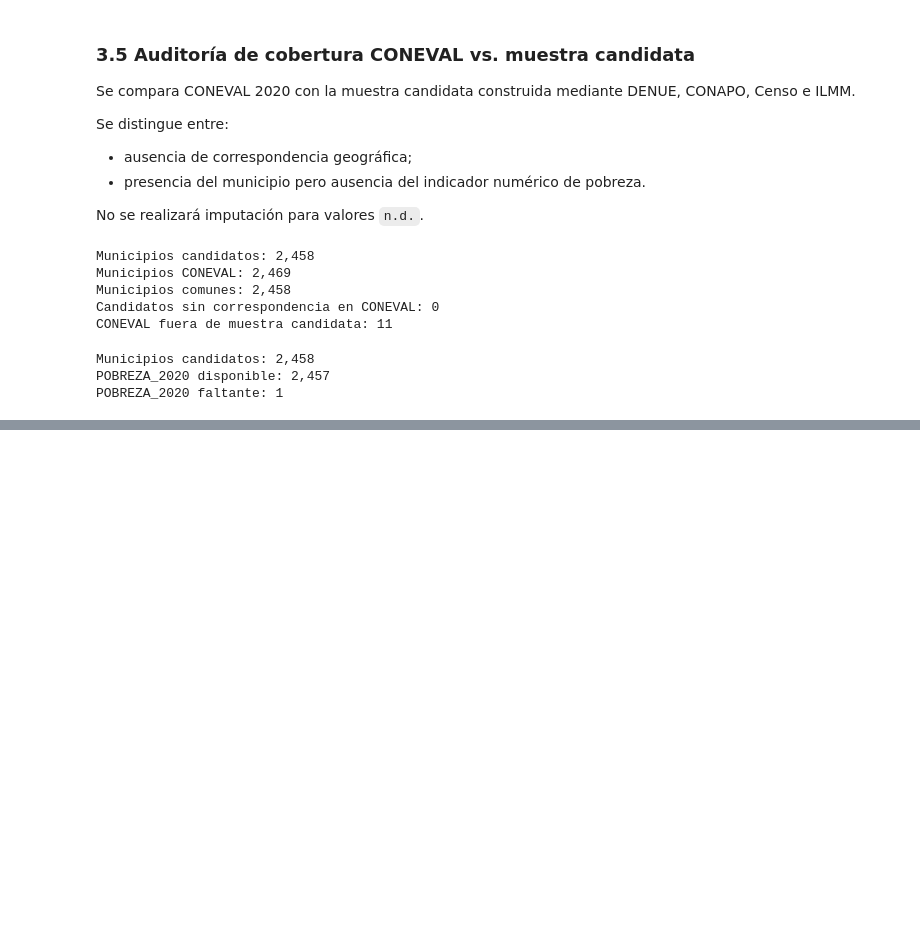
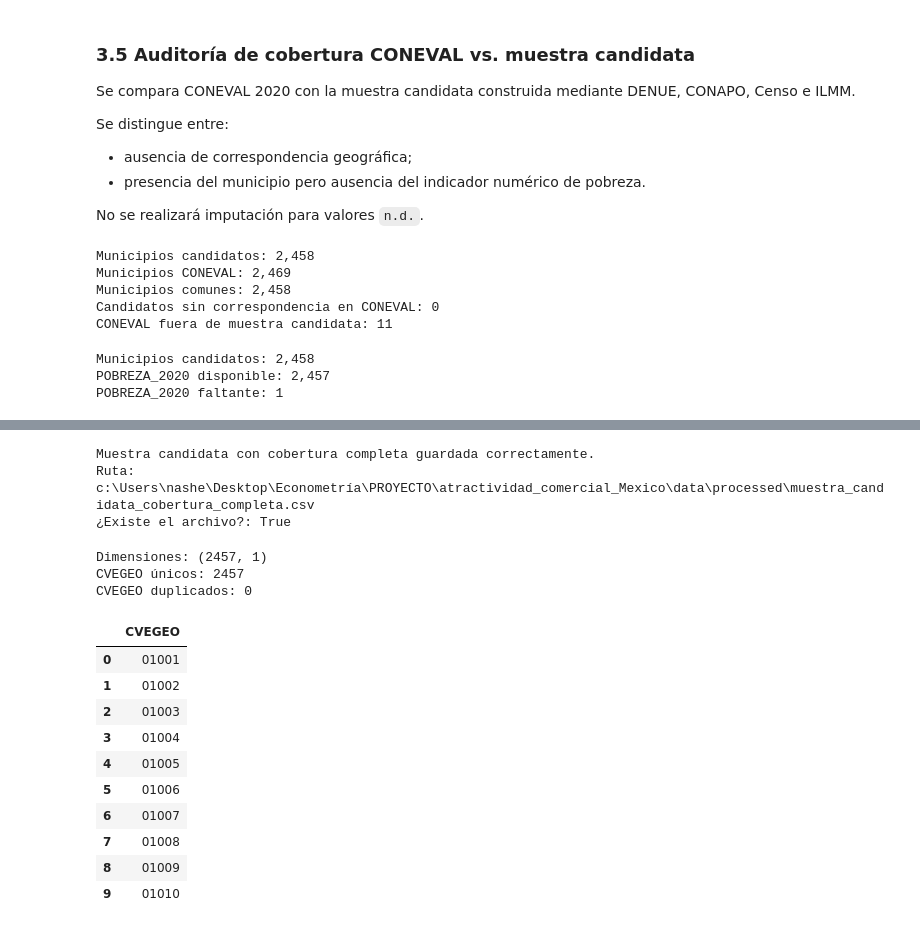
Before and after one commit to Nash963/atractividad-comercial-municipal-mexico, a Jupyter notebook: notebooks/07_coneval_2020.ipynb, the cells around one changed output, grey strips where cells are left out. Saved outputs shown, nothing was run; the diff lists cells and outputs as text; code cells hidden in the pictures; blank space fills up the shorter version.

Commit message:
fix: exporta muestra candidata con cobertura completa

```diff
--- a/notebooks/07_coneval_2020.ipynb
+++ b/notebooks/07_coneval_2020.ipynb
@@ -834,0 +873,68 @@ display(detalle_x4_faltante)
+# %%
+archivo_muestra_cobertura_completa = (
+    PROCESSED_DIR
+    / "muestra_candidata_cobertura_completa.csv"
+)
+
+muestra_candidata_cobertura_completa.to_csv(
+    archivo_muestra_cobertura_completa,
+    index=False,
+    encoding="utf-8-sig"
+)
+
+print(
+    "Muestra candidata con cobertura completa "
+    "guardada correctamente."
+)
+
+print(f"Ruta: {archivo_muestra_cobertura_completa}")
+
+print(
+    "¿Existe el archivo?:",
+    archivo_muestra_cobertura_completa.exists()
+)
+# %% [output]
+Muestra candidata con cobertura completa guardada correctamente.
+Ruta: c:\Users\nashe\Desktop\Econometría\PROYECTO\atractividad_comercial_Mexico\data\processed\muestra_candidata_cobertura_completa.csv
+¿Existe el archivo?: True
+# %%
+####  3.10 Verificación del archivo guardado
+
+verificacion_muestra = pd.read_csv(
+    archivo_muestra_cobertura_completa,
+    dtype={"CVEGEO": "string"}
+)
+
+print(
+    "Dimensiones:",
+    verificacion_muestra.shape
+)
+
+print(
+    "CVEGEO únicos:",
+    verificacion_muestra["CVEGEO"].nunique()
+)
+
+print(
+    "CVEGEO duplicados:",
+    verificacion_muestra["CVEGEO"]
+    .duplicated()
+    .sum()
+)
+
+display(verificacion_muestra.head(10))
+# %% [output]
+Dimensiones: (2457, 1)
+CVEGEO únicos: 2457
+CVEGEO duplicados: 0
+|  | CVEGEO |
+| 0 | 01001 |
+| 1 | 01002 |
+| 2 | 01003 |
+| 3 | 01004 |
+| 4 | 01005 |
+| 5 | 01006 |
+| 6 | 01007 |
+| 7 | 01008 |
+| 8 | 01009 |
+| 9 | 01010 |
```
Also changed, not shown: parts of 4 cells of this notebook.
